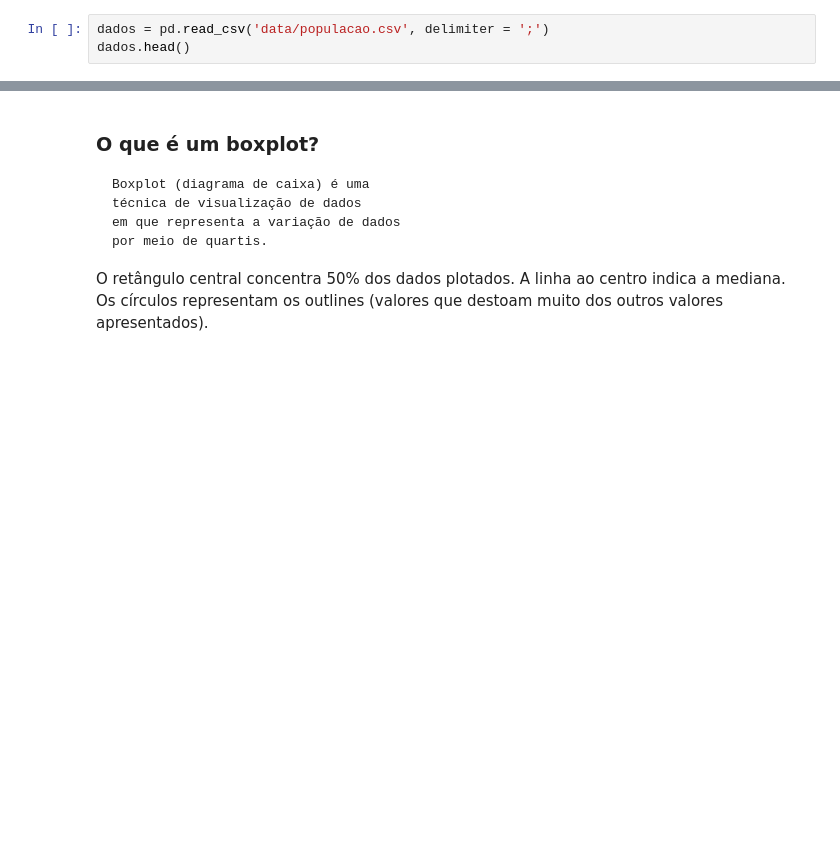
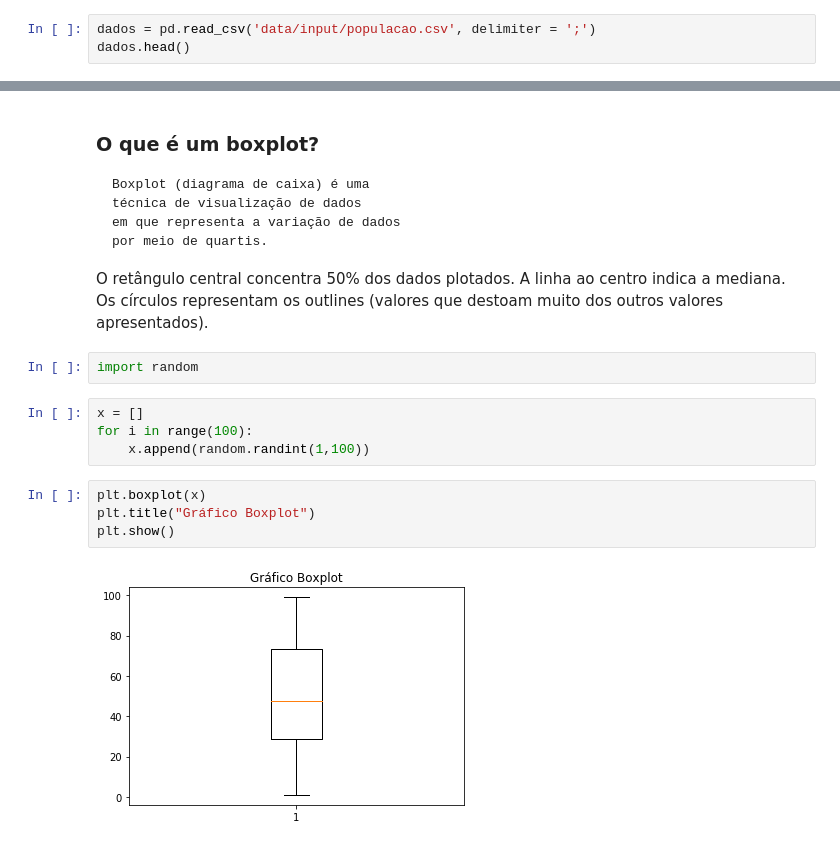
Before and after one commit to AbnerErnaniADSFatec/data-science, a Jupyter notebook: DataScienceNotes.ipynb, the cells around one changed output, grey strips where cells are left out. Cells and saved outputs as stored; diff of their text form; blank space fills up the shorter version.

Commit message:
initial config for case boxplot

````diff
--- a/DataScienceNotes.ipynb
+++ b/DataScienceNotes.ipynb
@@ -171,7 +171,7 @@ Neste estudo de caso, criaremos um gráfico do crescimento da população brasil
 # %%
 import pandas as pd
 # %%
-dados = pd.read_csv('data/populacao.csv', delimiter = ';')
+dados = pd.read_csv('data/input/populacao.csv', delimiter = ';')
 dados.head()
 # %% [output]
 |  | ano | population |
@@ -289,3 +289,15 @@ por meio de quartis.
 ```
 
 O retângulo central concentra 50% dos dados plotados. A linha ao centro indica a mediana. Os círculos representam os outlines (valores que destoam muito dos outros valores apresentados).
+# %%
+import random
+# %%
+x = []
+for i in range(100):
+    x.append(random.randint(1,100))
+# %%
+plt.boxplot(x)
+plt.title("Gráfico Boxplot")
+plt.show()
+# %% [output]
+[figure, added]
````
Also changed, not shown: parts of 6 cells of this notebook.
